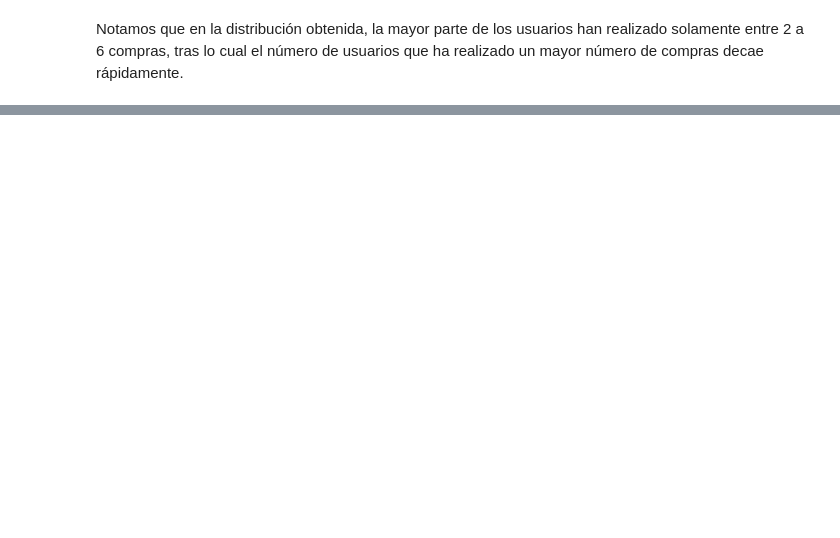
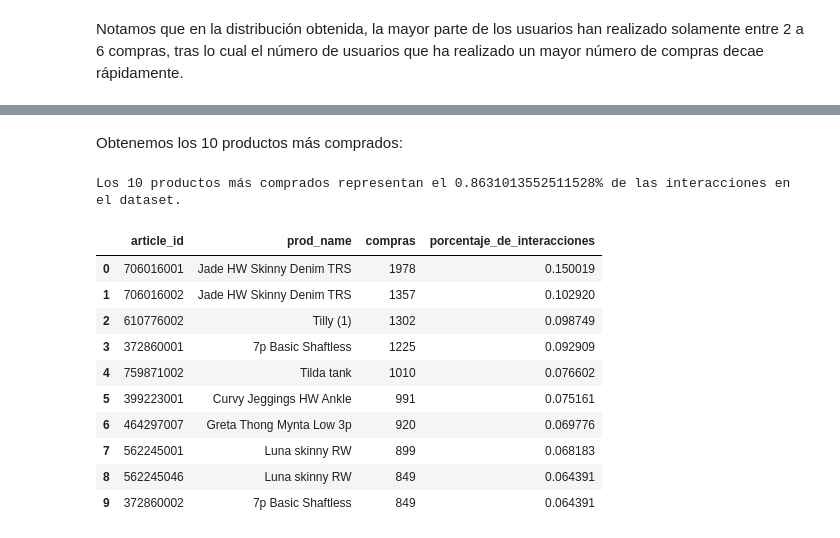
Before and after one commit to sebac820/tarea-1-recsys, a Jupyter notebook: Tarea.ipynb, the cells around one changed output, grey strips where cells are left out. Saved outputs shown, nothing was run; the diff lists cells and outputs as text; code cells hidden in the pictures; blank space fills up the shorter version.

```diff
--- a/Tarea.ipynb
+++ b/Tarea.ipynb
@@ -88,0 +97,28 @@ Notamos que en la distribución obtenida, la mayor parte de los usuarios han rea
+# %% [markdown]
+Obtenemos los 10 productos más comprados:
+# %%
+# Hacemos una copia del train set, dejando solamente 'article_id':
+compras_por_producto = train_set.drop(columns=['t_dat', 'customer_id', 'price', 'sales_channel_id'])
+# Agregamos una columna 'compras':
+compras_por_producto['compras'] = 1
+# Agrupamos por producto y contamos cuántas veces fue comprado cada uno:
+compras_por_producto = compras_por_producto.groupby('article_id', as_index=False).sum().sort_values(by='compras', ascending=False).merge(items, on='article_id')
+# Agregamos el porcentaje de las interacciones que representa cada producto:
+compras_por_producto['porcentaje_de_interacciones'] = compras_por_producto['compras'] * 100 / train_set.shape[0]
+# Calculamos el porcentaje de interacciones del top 10 de productos:
+print(f'Los 10 productos más comprados representan el {compras_por_producto["porcentaje_de_interacciones"].head(10).sum()}% de las interacciones en el dataset.')
+# Desplegamos los 10 productos más comprados:
+compras_por_producto[['article_id', 'prod_name', 'compras', 'porcentaje_de_interacciones']].head(10)
+# %% [output]
+Los 10 productos más comprados representan el 0.8631013552511528% de las interacciones en el dataset.
+|  | article_id | prod_name | compras | porcentaje_de_interacciones |
+| 0 | 706016001 | Jade HW Skinny Denim TRS | 1978 | 0.150019 |
+| 1 | 706016002 | Jade HW Skinny Denim TRS | 1357 | 0.102920 |
+| 2 | 610776002 | Tilly (1) | 1302 | 0.098749 |
+| 3 | 372860001 | 7p Basic Shaftless | 1225 | 0.092909 |
+| 4 | 759871002 | Tilda tank | 1010 | 0.076602 |
+| 5 | 399223001 | Curvy Jeggings HW Ankle | 991 | 0.075161 |
+| 6 | 464297007 | Greta Thong Mynta Low 3p | 920 | 0.069776 |
+| 7 | 562245001 | Luna skinny RW | 899 | 0.068183 |
+| 8 | 562245046 | Luna skinny RW | 849 | 0.064391 |
+| 9 | 372860002 | 7p Basic Shaftless | 849 | 0.064391 |
```
Also changed, not shown: parts of 7 cells of this notebook.
